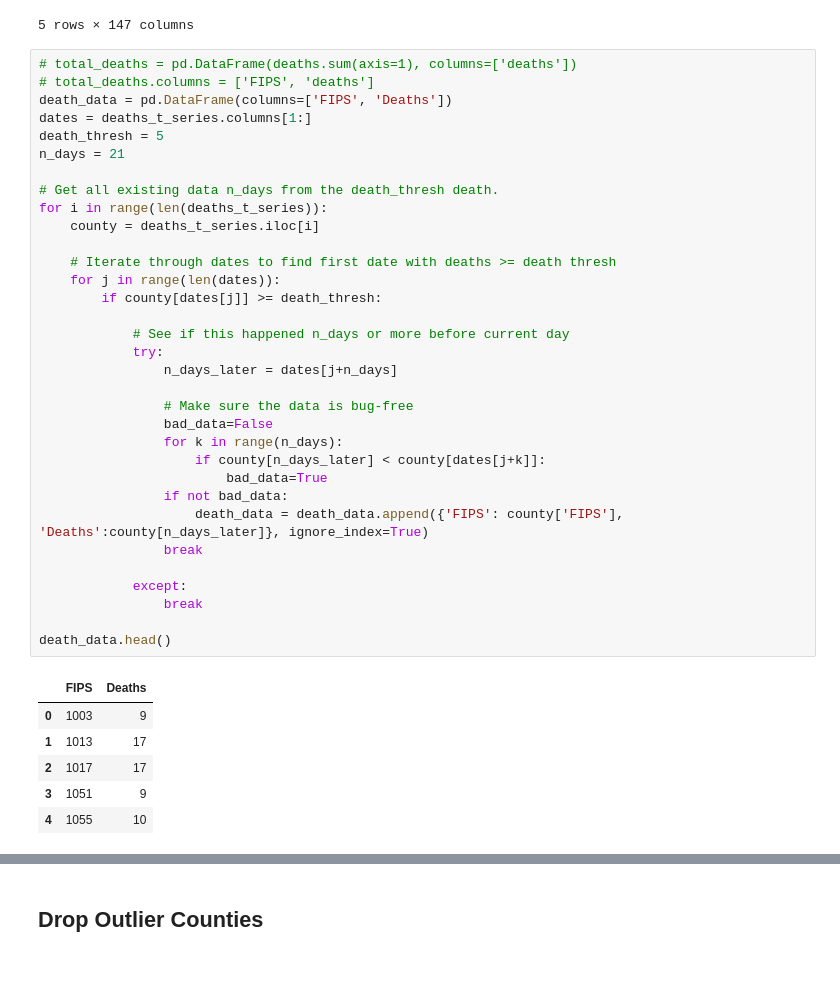
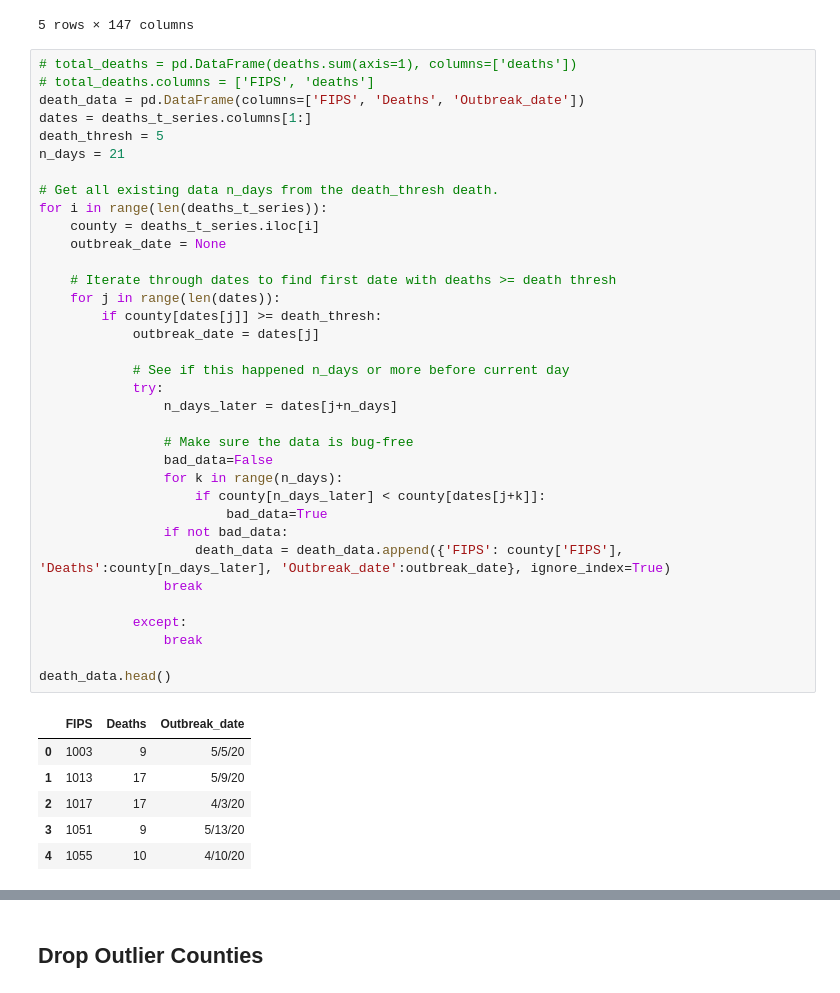
Before and after one commit to jhu-covid-optimization/covid-drivers, a Jupyter notebook: notebooks/bm-01-AC-PCA_data_processing.ipynb, the cells around one changed output, grey strips where cells are left out. Drawn from its saved outputs; the diff is of its cells as text.

Commit message:
Timeseriesed avg month temp with outbreak

```diff
--- a/notebooks/bm-01-AC-PCA_data_processing.ipynb
+++ b/notebooks/bm-01-AC-PCA_data_processing.ipynb
@@ -114,43 +115,45 @@ deaths_t_series.head()
 # %%
 # total_deaths = pd.DataFrame(deaths.sum(axis=1), columns=['deaths'])
 # total_deaths.columns = ['FIPS', 'deaths']
-death_data = pd.DataFrame(columns=['FIPS', 'Deaths'])
+death_data = pd.DataFrame(columns=['FIPS', 'Deaths', 'Outbreak_date'])
 dates = deaths_t_series.columns[1:]
 death_thresh = 5
 n_days = 21
 
 # Get all existing data n_days from the death_thresh death.
 for i in range(len(deaths_t_series)):
     county = deaths_t_series.iloc[i]
+    outbreak_date = None
 
     # Iterate through dates to find first date with deaths >= death thresh
     for j in range(len(dates)):
         if county[dates[j]] >= death_thresh:
+            outbreak_date = dates[j]
 
             # See if this happened n_days or more before current day
             try:
                 n_days_later = dates[j+n_days]
 
                 # Make sure the data is bug-free
                 bad_data=False
                 for k in range(n_days):
                     if county[n_days_later] < county[dates[j+k]]:
                         bad_data=True
                 if not bad_data:
-                    death_data = death_data.append({'FIPS': county['FIPS'], 'Deaths':county[n_days_later]}, ignore_index=True)
+                    death_data = death_data.append({'FIPS': county['FIPS'], 'Deaths':county[n_days_later], 'Outbreak_date':outbreak_date}, ignore_index=True)
                 break
 
             except:
                 break
 
 death_data.head()
 # %% [output]
-|  | FIPS | Deaths |
-| 0 | 1003 | 9 |
-| 1 | 1013 | 17 |
-| 2 | 1017 | 17 |
-| 3 | 1051 | 9 |
-| 4 | 1055 | 10 |
+|  | FIPS | Deaths | Outbreak_date |
+| 0 | 1003 | 9 | 5/5/20 |
+| 1 | 1013 | 17 | 5/9/20 |
+| 2 | 1017 | 17 | 4/3/20 |
+| 3 | 1051 | 9 | 5/13/20 |
+| 4 | 1055 | 10 | 4/10/20 |
 # %%
 combined_data = counties.merge(death_data, left_on='FIPS', right_on='FIPS')
 combined_data = combined_data.dropna()
```
Also changed, not shown: parts of 20 cells of this notebook, 1 other file.
